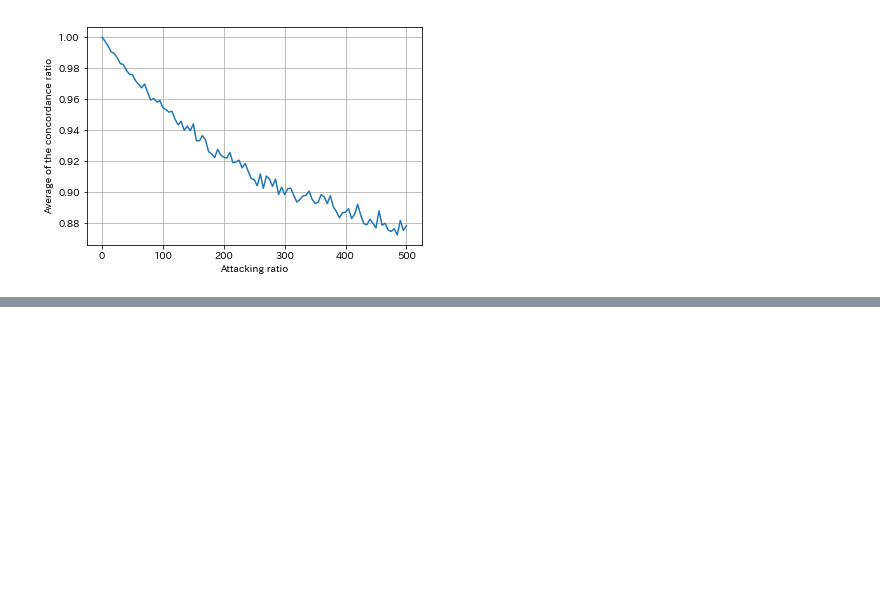
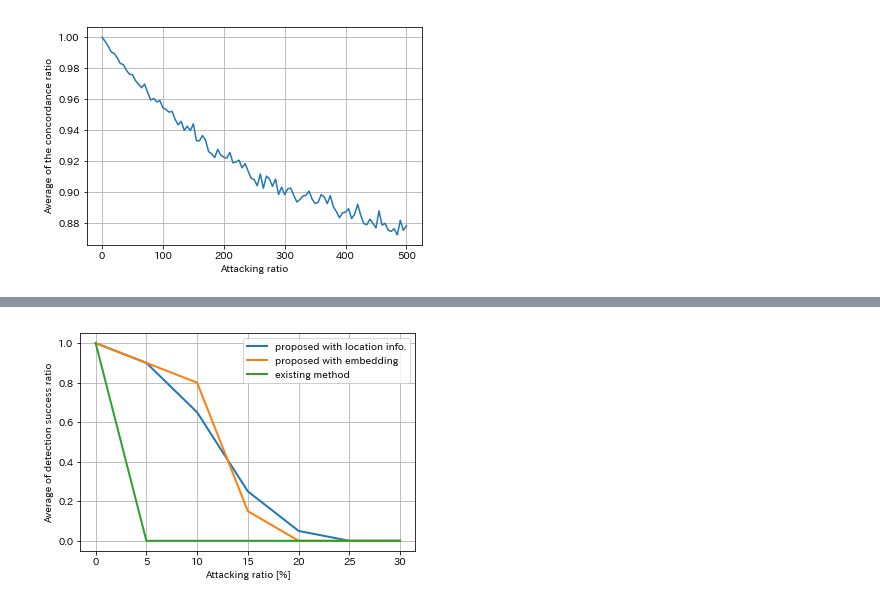
Before and after one commit to yuta1331/watermark, a Jupyter notebook: jupyter/attack_evaluation.ipynb, the cells around one changed output, grey strips where cells are left out. Cells and saved outputs as stored; diff of their text form; code cells hidden in the pictures; blank space fills up the shorter version.

```diff
--- a/jupyter/attack_evaluation.ipynb
+++ b/jupyter/attack_evaluation.ipynb
@@ -128,0 +157,4 @@ attacks_show(result_dict_list, legend_l, 'del')
+# %%
+success_show(result_dict_list, legend_l, 'del', 30)
+# %% [output]
+[figure, added]
```
Also changed, not shown: parts of 14 cells of this notebook.
